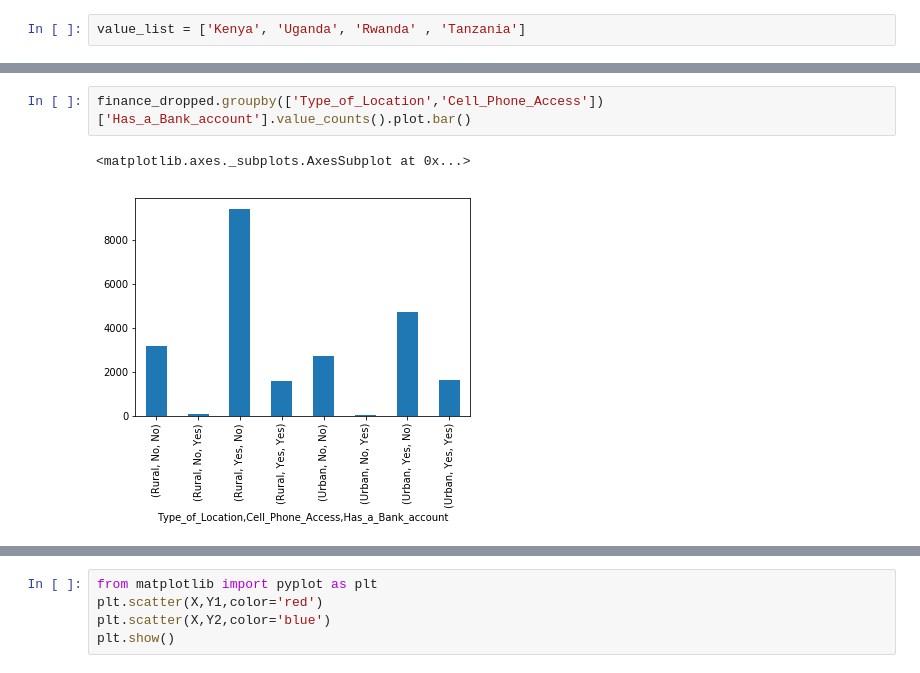
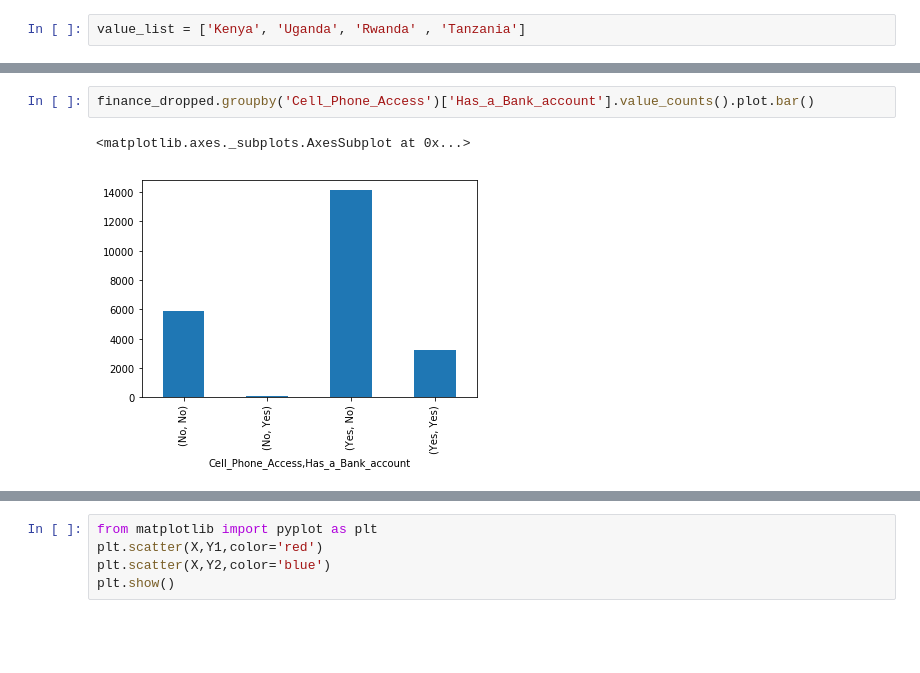
Before and after one commit to ibrahimabdike/Ibrahim_Yahya_IP_Week_1_Core, a Jupyter notebook: Ibrahim_Yahya_IP_Week_1.ipynb, the cells around one changed output, grey strips where cells are left out. Cells and saved outputs as stored; diff of their text form; blank space fills up the shorter version.

```diff
--- a/Ibrahim_Yahya_IP_Week_1.ipynb
+++ b/Ibrahim_Yahya_IP_Week_1.ipynb
@@ -310,5 +318,5 @@ finance_dropped.groupby('country')['Respondent_Age'].describe()
 # %%
-finance_dropped.groupby(['Type_of_Location','Cell_Phone_Access'])['Has_a_Bank_account'].value_counts().plot.bar()
+finance_dropped.groupby('Cell_Phone_Access')['Has_a_Bank_account'].value_counts().plot.bar()
 # %% [output]
 <matplotlib.axes._subplots.AxesSubplot at 0x...>
-[figure, old version]
+[figure, new version]
```
Also changed, not shown: parts of 25 cells of this notebook.
